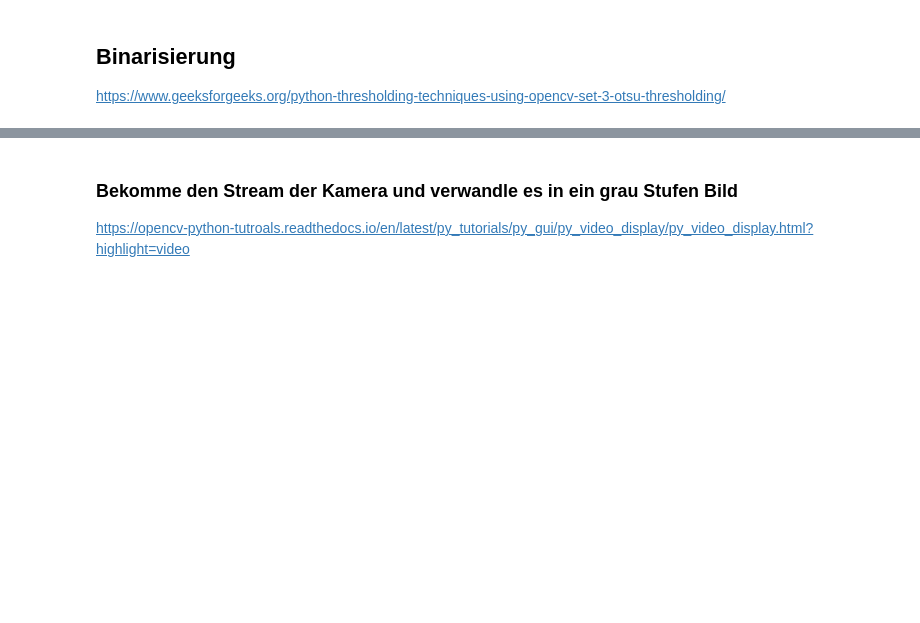
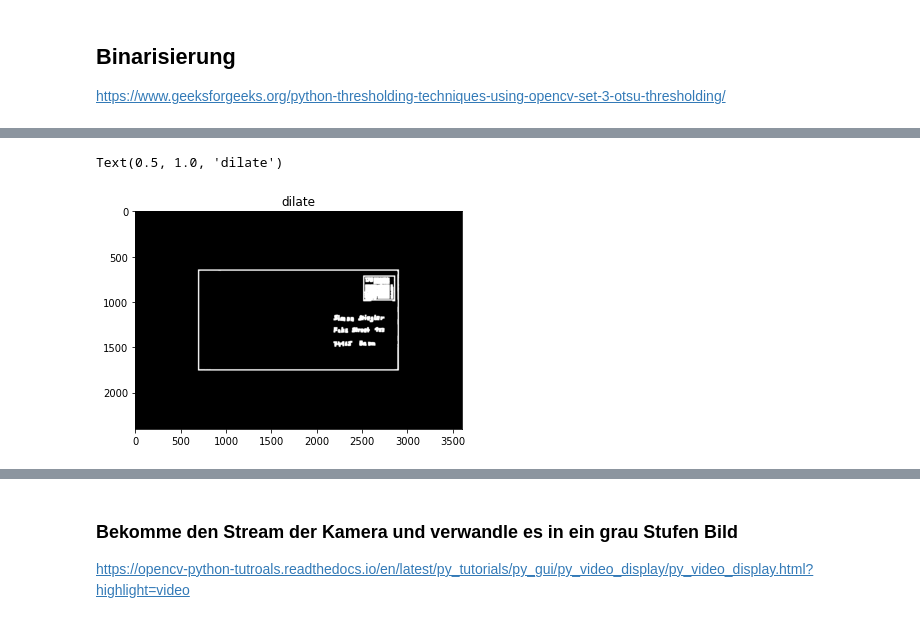
Before and after one commit to SimonStiegler/CRV_Postleitzahlerkennung, a Jupyter notebook: Programm.ipynb, the cells around one changed output, grey strips where cells are left out. Cells and saved outputs as stored; diff of their text form; code cells hidden in the pictures; blank space fills up the shorter version.

```diff
--- a/Programm.ipynb
+++ b/Programm.ipynb
@@ -85,0 +76,7 @@ Text(0.5, 1.0, 'Canny')
+# %%
+dilate = cv2.dilate(canny,dilateKernel,iterations=1)
+plt.imshow(dilate, cmap="gray")
+plt.title("dilate")
+# %% [output]
+Text(0.5, 1.0, 'dilate')
+[figure, added]
```
Also changed, not shown: parts of 23 cells of this notebook.
